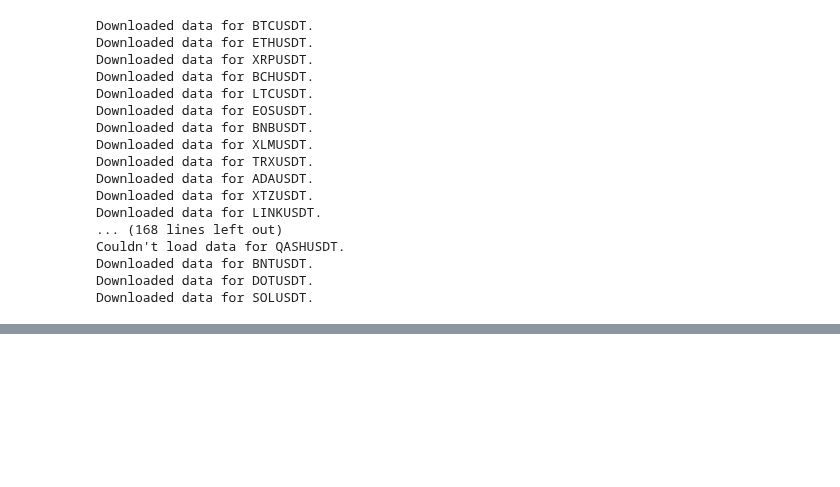
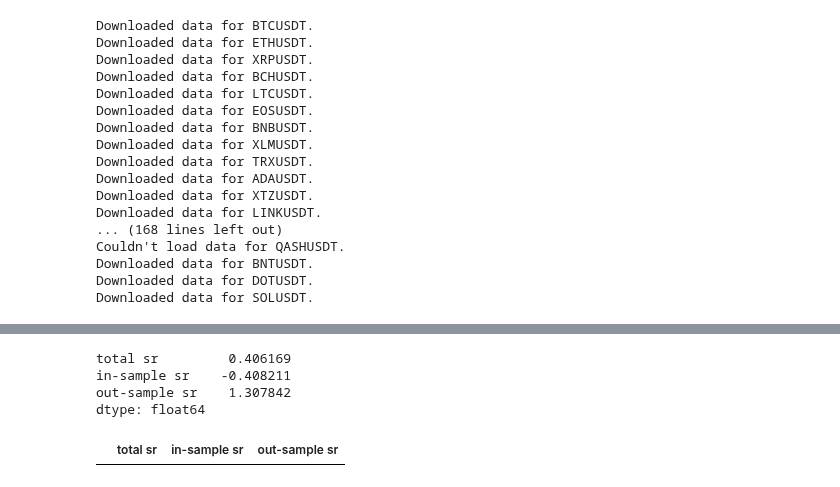
Before and after one commit to wbchristerson/jn-learning, a Jupyter notebook: strategy_09b_log_triples_trading.ipynb, the cells around one changed output, grey strips where cells are left out. Saved outputs shown, nothing was run; the diff lists cells and outputs as text; code cells hidden in the pictures; blank space fills up the shorter version.

```diff
--- a/strategy_09b_log_triples_trading.ipynb
+++ b/strategy_09b_log_triples_trading.ipynb
@@ -300,0 +339,13 @@ model.predict(result.params, [1.0, 4.0, 2.0])
+# %%
+sharpe_ratio_ser
+# %% [output]
+total sr         0.406169
+in-sample sr    -0.408211
+out-sample sr    1.307842
+dtype: float64
+# %%
+outcome_df = pd.DataFrame(0.0, columns=["total sr", "in-sample sr", "out-sample sr"], index=[])
+# df.index.set_names(["z-score", "corr thresholds", "corr selection method"])
+outcome_df
+# %% [output]
+|  | total sr | in-sample sr | out-sample sr |
```
Also changed, not shown: parts of 9 cells of this notebook, 2 other files.
